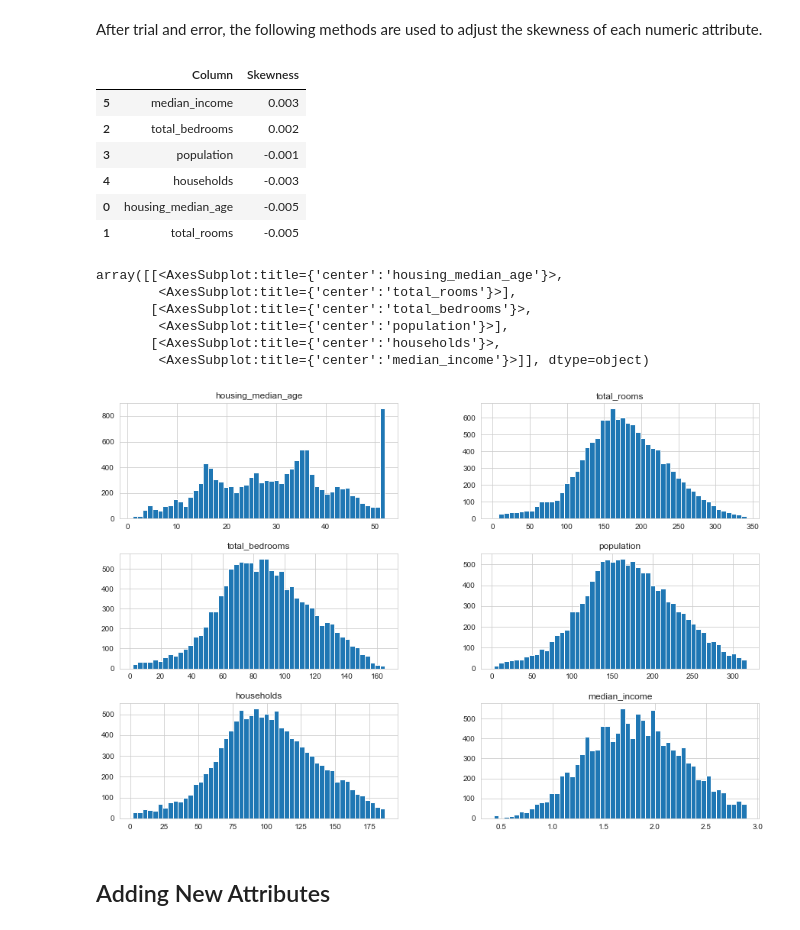
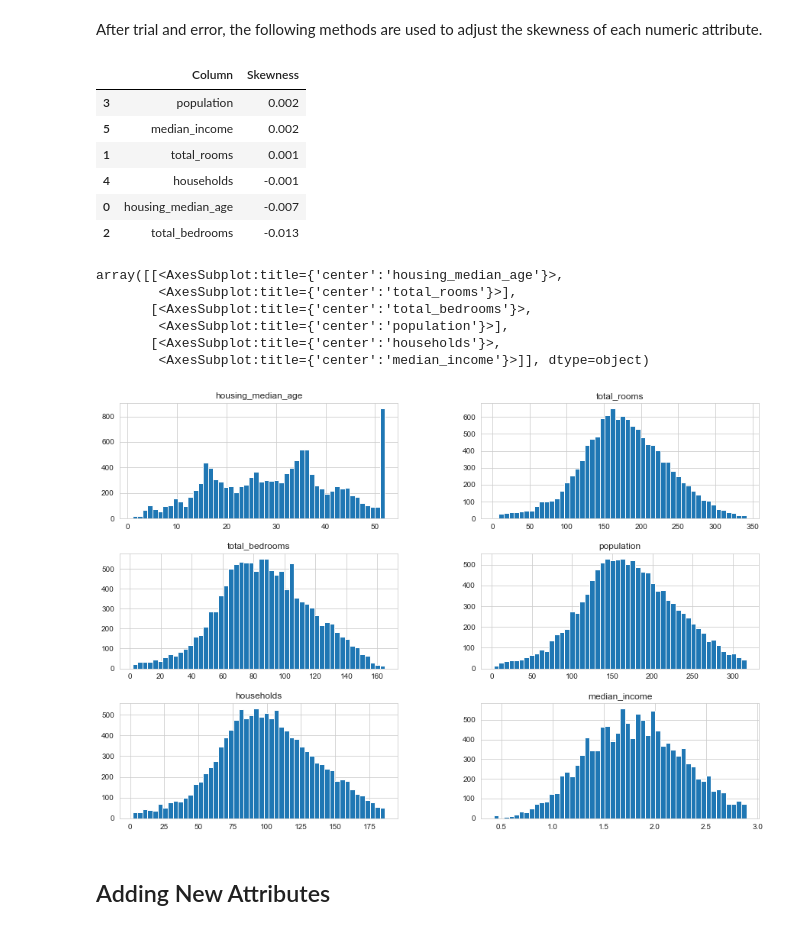
Before and after one commit to zhuoyizhao/public-ml-reg-ca-housing-prices-prediction, a Jupyter notebook: 2 - Input Engineering and Data Cleaning.ipynb, the cells around one changed output. Cells and saved outputs as stored; diff of their text form; code cells hidden in the pictures.

```diff
--- a/2 - Input Engineering and Data Cleaning.ipynb
+++ b/2 - Input Engineering and Data Cleaning.ipynb
@@ -134,5 +134,13 @@ def calculate_bounds(arr):
 # %%
-for col in selected_attributes:
-    lower_bound, upper_bound = calculate_bounds(train[col])
-    print(f"{col} \n Lower bound: {round(lower_bound, 2)} \n Upper bound: {round(upper_bound, 2)} \n")
-    train = train[(train[col] >= lower_bound) & (train[col] <= upper_bound)]
+def remove_outliers(data, selected_attributes):
+    results = []
+    for col in selected_attributes:
+        result = calculate_bounds(data, col)
+        lower_bound = result.get("lower_bound")
+        upper_bound = result.get("upper_bound")
+        results.append(result)
+        data = data[(data[col] >= lower_bound) & (data[col] <= upper_bound)]
+    results_df = pd.DataFrame(results)
+    print(results_df)
+    results_df.to_csv("bounds_by_column.csv")
+    return data
@@ -156,0 +147,3 @@ median_income
+# %%
+train = remove_outliers(train, selected_attributes)
+train.head()
@@ -192,36 +199,35 @@ skewness_df
 After trial and error, the following methods are used to adjust the skewness of each numeric attribute.
 # %%
 def adjust_skewness(data):
-    data_new = data.copy()
-    data_new["total_rooms"] = data_new["total_rooms"].apply(lambda x: boxcox1p(x, 0.62))
-    data_new["median_income"] = data_new["median_income"].apply(lambda x: boxcox1p(x, 0.24))
-    data_new['population'] = data_new['population'].apply(lambda x: boxcox1p(x, 0.68))
-    data_new["total_bedrooms"] = data_new["total_bedrooms"].apply(lambda x: boxcox1p(x, 0.68))
-    data_new["households"] = data_new["households"].apply(lambda x: boxcox1p(x, 0.72))
-    return data_new
+    data["total_rooms"] = data["total_rooms"].apply(lambda x: boxcox1p(x, 0.62))
+    data["median_income"] = data["median_income"].apply(lambda x: boxcox1p(x, 0.24))
+    data['population'] = data['population'].apply(lambda x: boxcox1p(x, 0.68))
+    data["total_bedrooms"] = data["total_bedrooms"].apply(lambda x: boxcox1p(x, 0.68))
+    data["households"] = data["households"].apply(lambda x: boxcox1p(x, 0.72))
+    return data
 # %%
-train_new = adjust_skewness(train)
+train = adjust_skewness(train)
 # %%
-skewness_df = get_skewness(train_new, selected_attributes)
+skewness_df = get_skewness(train, selected_attributes)
 skewness_df
 # %% [output]
 |  | Column | Skewness |
-| 5 | median_income | 0.003 |
-| 2 | total_bedrooms | 0.002 |
-| 3 | population | -0.001 |
-| 4 | households | -0.003 |
-| 0 | housing_median_age | -0.005 |
-| 1 | total_rooms | -0.005 |
+| 3 | population | 0.002 |
+| 5 | median_income | 0.002 |
+| 1 | total_rooms | 0.001 |
+| 4 | households | -0.001 |
+| 0 | housing_median_age | -0.007 |
+| 2 | total_bedrooms | -0.013 |
 # %%
-train_new[selected_attributes].hist(figsize=(15, 10), bins=50)
+train[selected_attributes].hist(figsize=(15, 10), bins=50)
 # %% [output]
 array([[<AxesSubplot:title={'center':'housing_median_age'}>,
         <AxesSubplot:title={'center':'total_rooms'}>],
        [<AxesSubplot:title={'center':'total_bedrooms'}>,
         <AxesSubplot:title={'center':'population'}>],
        [<AxesSubplot:title={'center':'households'}>,
         <AxesSubplot:title={'center':'median_income'}>]], dtype=object)
-[figure, old version]
+[figure, new version]
 # %% [markdown]
 ## Adding New Attributes
 # %%
```
Also changed, not shown: parts of 42 cells of this notebook.
